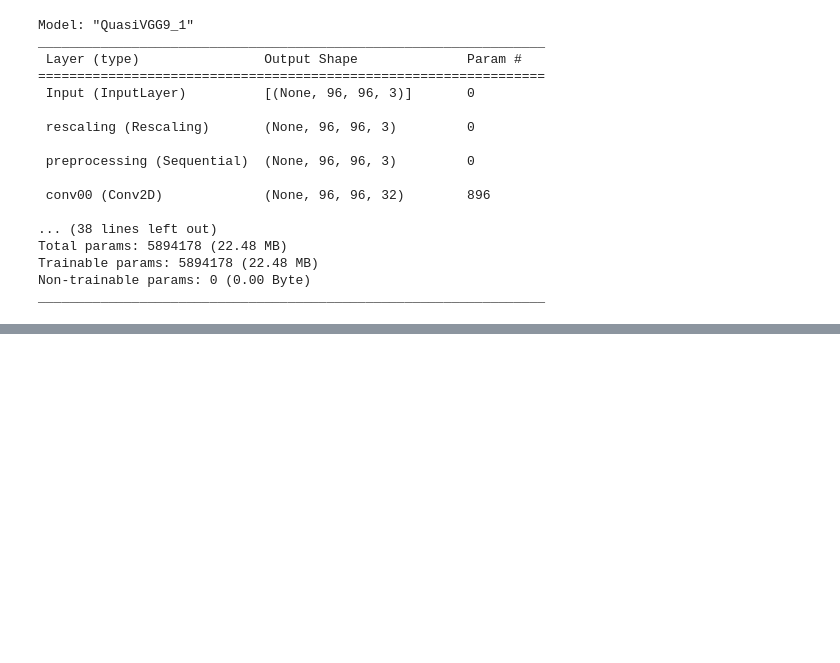
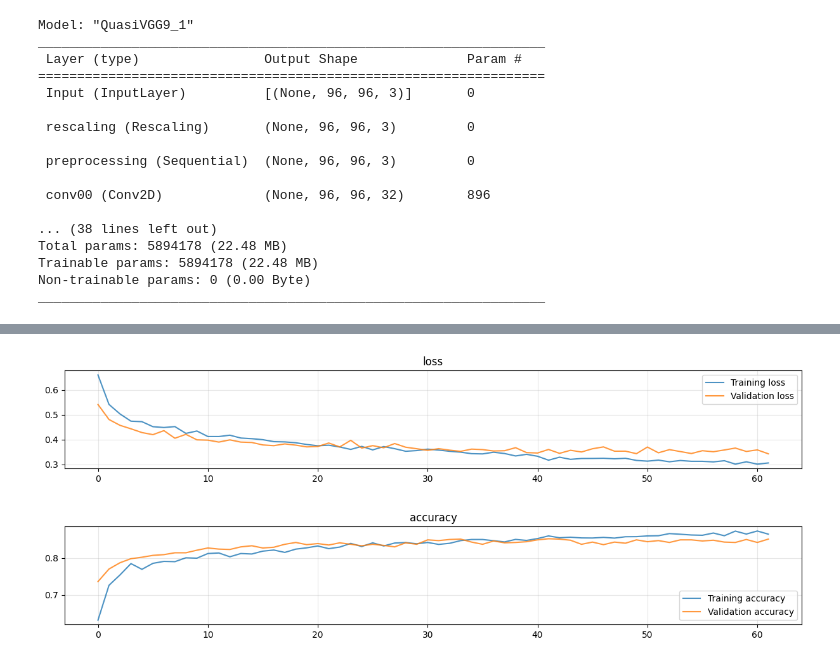
Before and after one commit to davide-gurrieri/plants-classifier, a Jupyter notebook: main.ipynb, the cells around one changed output, grey strips where cells are left out. Cells and saved outputs as stored; diff of their text form; code cells hidden in the pictures; blank space fills up the shorter version.

Commit message:
fine tuning version

```diff
--- a/main.ipynb
+++ b/main.ipynb
@@ -214,0 +242,2 @@ accuracy = accuracy_score(y_train, np.argmax(predictions, axis=-1))
+# %%
+model_obj.train_val(X_train, y_train, X_val, y_val, one_hot=False)
@@ -214,0 +262,12 @@ accuracy = accuracy_score(y_train, np.argmax(predictions, axis=-1))
+# %%
+model_obj.fine_tuning_1()
+model_obj.compile()
+model_obj.train_val(X_train, y_train, X_val, y_val, one_hot=False)
+# %%
+model_obj.fine_tuning_2()
+model_obj.compile()
+model_obj.train_val(X_train, y_train, X_val, y_val, one_hot=False)
+# %%
+model_obj.fine_tuning_3()
+model_obj.compile()
+model_obj.train_val(X_train, y_train, X_val, y_val, one_hot=False)
@@ -214,0 +277,6 @@ accuracy = accuracy_score(y_train, np.argmax(predictions, axis=-1))
+# %%
+# plot the training and validation loss and accuracy
+model_obj.plot_history()
+# %% [output]
+[figure, added]
+[figure, added]
```
Also changed, not shown: parts of 12 cells of this notebook, 1 other file.
